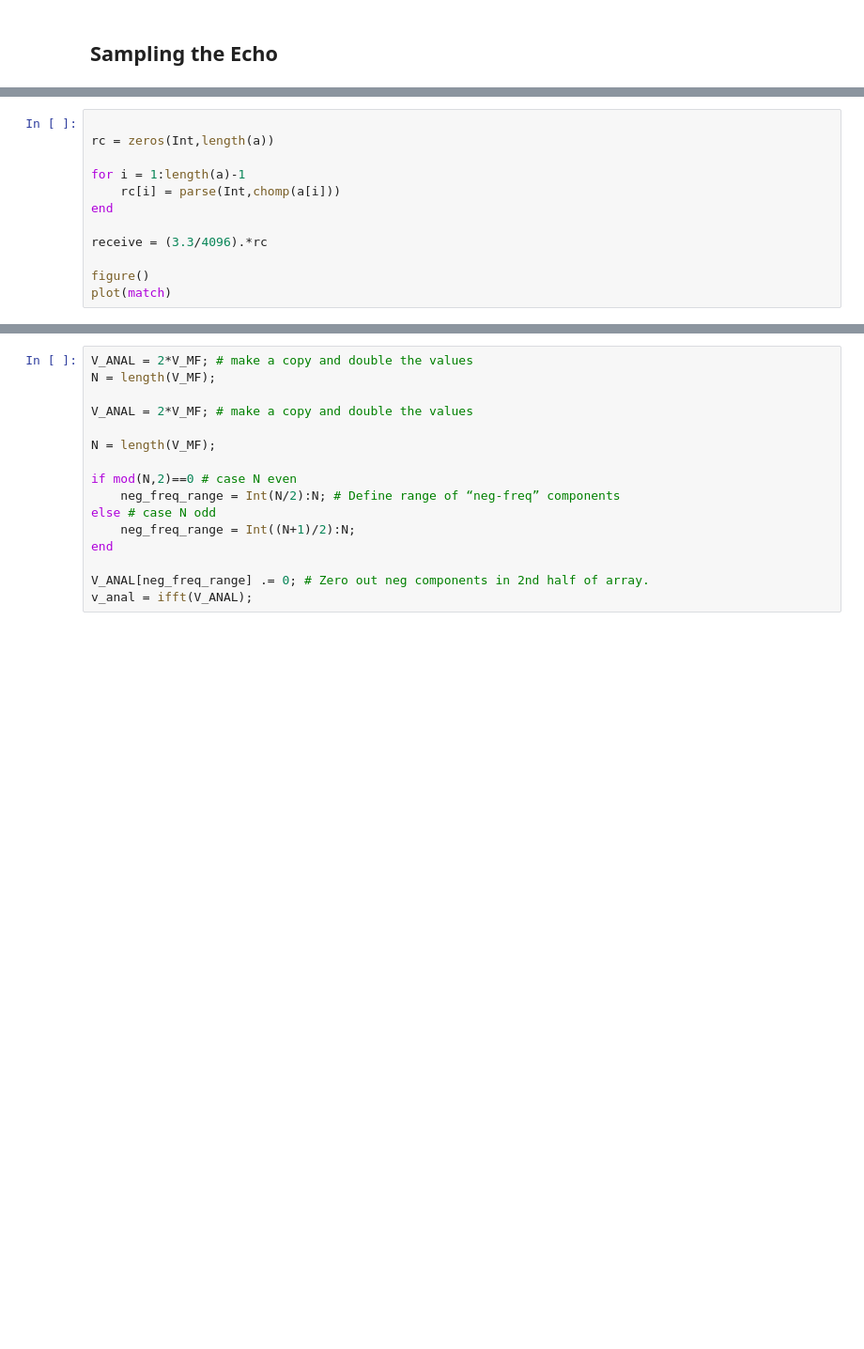
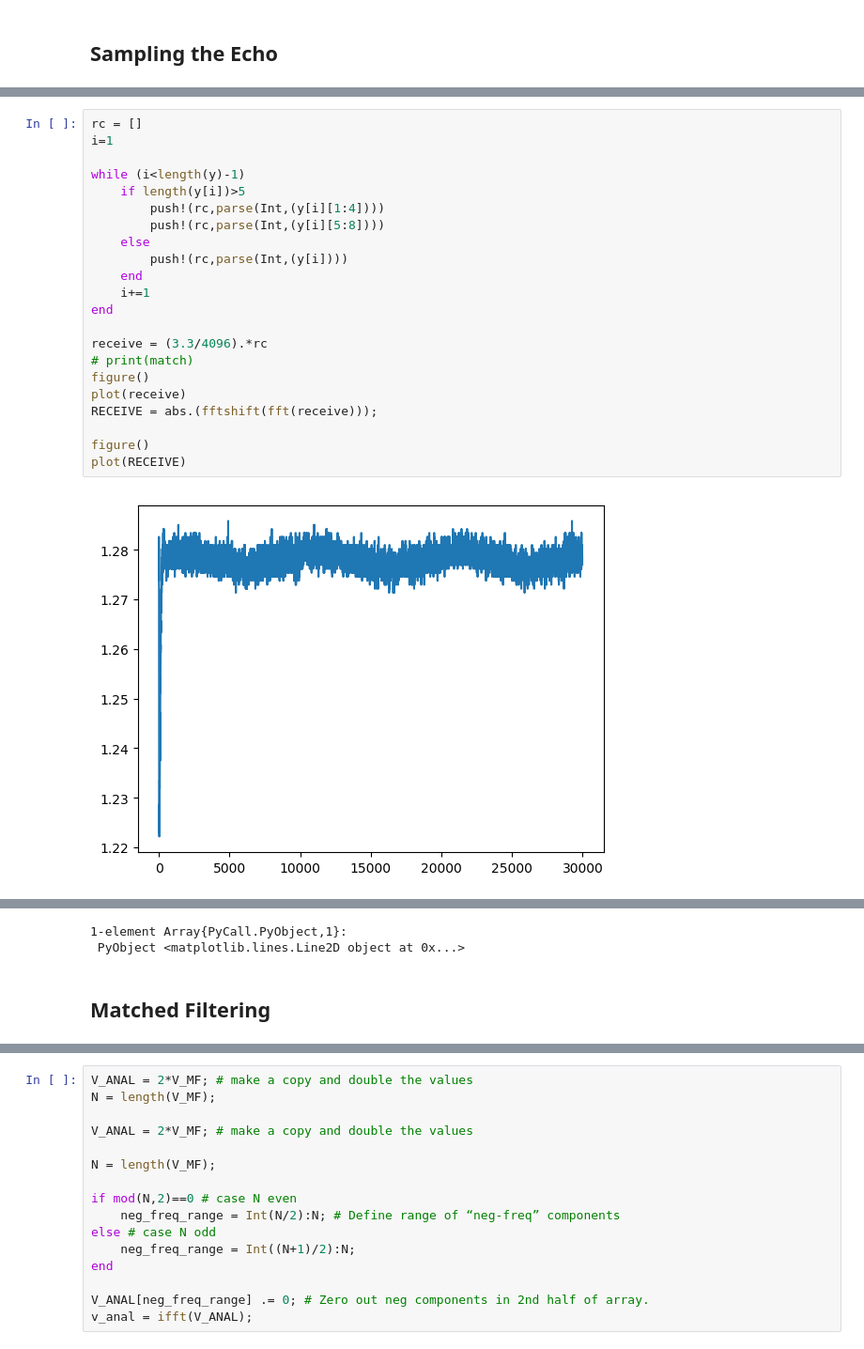
Before and after one commit to Niceta-Nduku/Sonar-Design-Project, a Jupyter notebook: Receive Processing.ipynb, the cells around one changed output, grey strips where cells are left out. Shown at 94% size. Drawn from its saved outputs; the diff is of its cells as text; blank space fills up the shorter version.

```diff
--- a/Receive Processing.ipynb
+++ b/Receive Processing.ipynb
@@ -115,12 +134,24 @@ end
-# %%
-
-rc = zeros(Int,length(a))
-
-for i = 1:length(a)-1
-    rc[i] = parse(Int,chomp(a[i]))
-end
-
-receive = (3.3/4096).*rc
-
-figure()
-plot(match)
+# %%
+rc = []
+i=1
+
+while (i<length(y)-1)
+    if length(y[i])>5
+        push!(rc,parse(Int,(y[i][1:4])))
+        push!(rc,parse(Int,(y[i][5:8])))
+    else
+        push!(rc,parse(Int,(y[i])))
+    end
+    i+=1
+end
+
+receive = (3.3/4096).*rc
+# print(match)
+figure()
+plot(receive)
+RECEIVE = abs.(fftshift(fft(receive)));
+
+figure()
+plot(RECEIVE)
+# %% [output]
+[figure, added]
@@ -127,3 +159,7 @@ plot(match)
+1-element Array{PyCall.PyObject,1}:
+ PyObject <matplotlib.lines.Line2D object at 0x...>
+# %% [markdown]
+## Matched Filtering
 # %%
 v_tx = match
 
```
Also changed, not shown: parts of 12 cells of this notebook, 9 other files.
